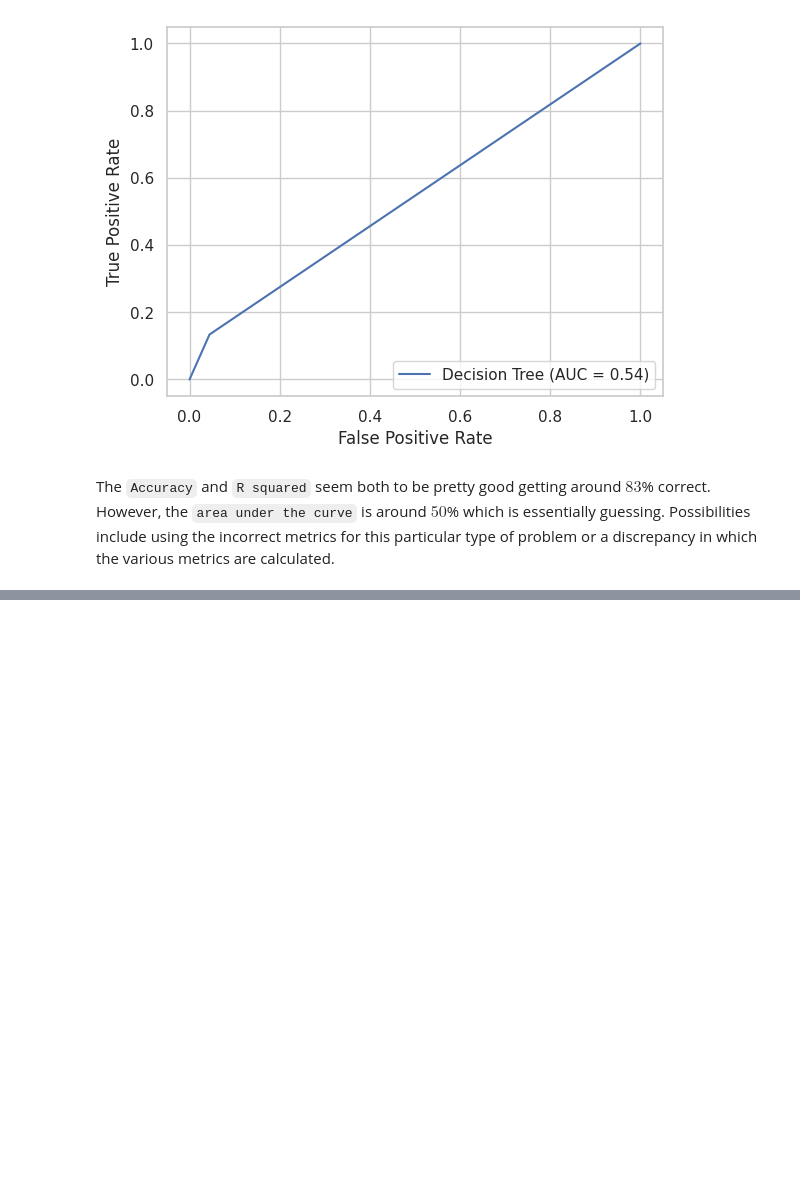
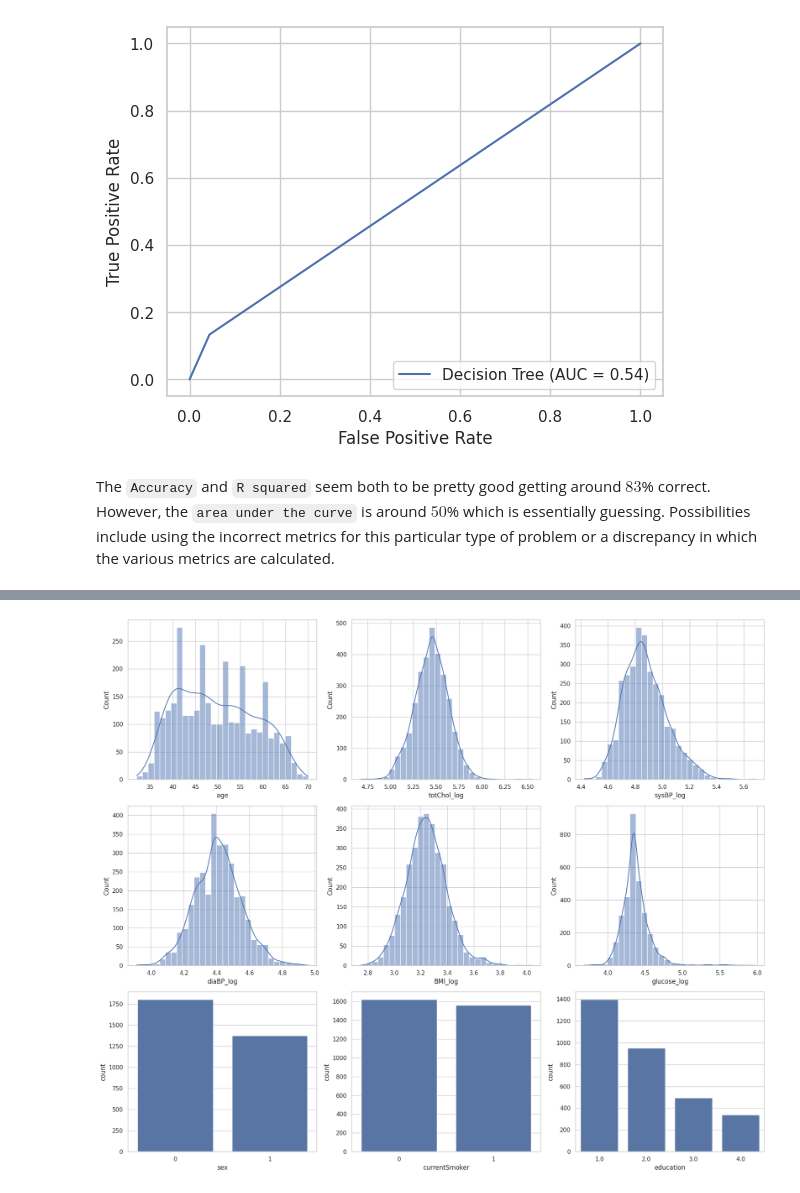
Before and after one commit to wangjalen7/project_chd, a Jupyter notebook: CHD_Code.ipynb, the cells around one changed output, grey strips where cells are left out. Saved outputs shown, nothing was run; the diff lists cells and outputs as text; code cells hidden in the pictures; blank space fills up the shorter version.

```diff
--- a/CHD_Code.ipynb
+++ b/CHD_Code.ipynb
@@ -515,0 +715,34 @@ The `Accuracy` and `R squared` seem both to be pretty good getting around $83$%
+# %%
+train_data_cleaned['totChol_log'] = np.log(train_data_cleaned['totChol'])
+train_data_cleaned['glucose_log'] = np.log(train_data_cleaned['glucose'])
+train_data_cleaned['heartRate_log'] = np.log(train_data_cleaned['heartRate'])
+train_data_cleaned['BMI_log'] = np.log(train_data_cleaned['BMI'])
+train_data_cleaned['diaBP_log'] = np.log(train_data_cleaned['diaBP'])
+train_data_cleaned['sysBP_log'] = np.log(train_data_cleaned['sysBP'])
+
+test_data_cleaned['totChol_log'] = np.log(test_data_cleaned['totChol'])
+test_data_cleaned['glucose_log'] = np.log(test_data_cleaned['glucose'])
+test_data_cleaned['heartRate_log'] = np.log(test_data_cleaned['heartRate'])
+test_data_cleaned['BMI_log'] = np.log(test_data_cleaned['BMI'])
+test_data_cleaned['diaBP_log'] = np.log(test_data_cleaned['diaBP'])
+test_data_cleaned['sysBP_log'] = np.log(test_data_cleaned['sysBP'])
+# %%
+sns.set(style="whitegrid")
+
+fig, axes = plt.subplots(nrows=3, ncols=3, figsize=(18, 15))
+
+sns.histplot(data=train_data_cleaned, x='age', bins=30, kde=True, ax=axes[0, 0])
+sns.histplot(data=train_data_cleaned, x='totChol_log', bins=30, kde=True, ax=axes[0, 1])
+sns.histplot(data=train_data_cleaned, x='sysBP_log', bins=30, kde=True, ax=axes[0, 2])
+sns.histplot(data=train_data_cleaned, x='diaBP_log', bins=30, kde=True, ax=axes[1, 0])
+sns.histplot(data=train_data_cleaned, x='BMI_log', bins=30, kde=True, ax=axes[1, 1])
+sns.histplot(data=train_data_cleaned, x='glucose_log', bins=30, kde=True, ax=axes[1, 2])
+
+sns.countplot(data=train_data_cleaned, x='sex', ax=axes[2, 0])
+sns.countplot(data=train_data_cleaned, x='currentSmoker', ax=axes[2, 1])
+sns.countplot(data=train_data_cleaned, x='education', ax=axes[2, 2])
+
+plt.tight_layout()
+plt.show()
+# %% [output]
+[figure, added]
```
Also changed, not shown: parts of 13 cells of this notebook.
